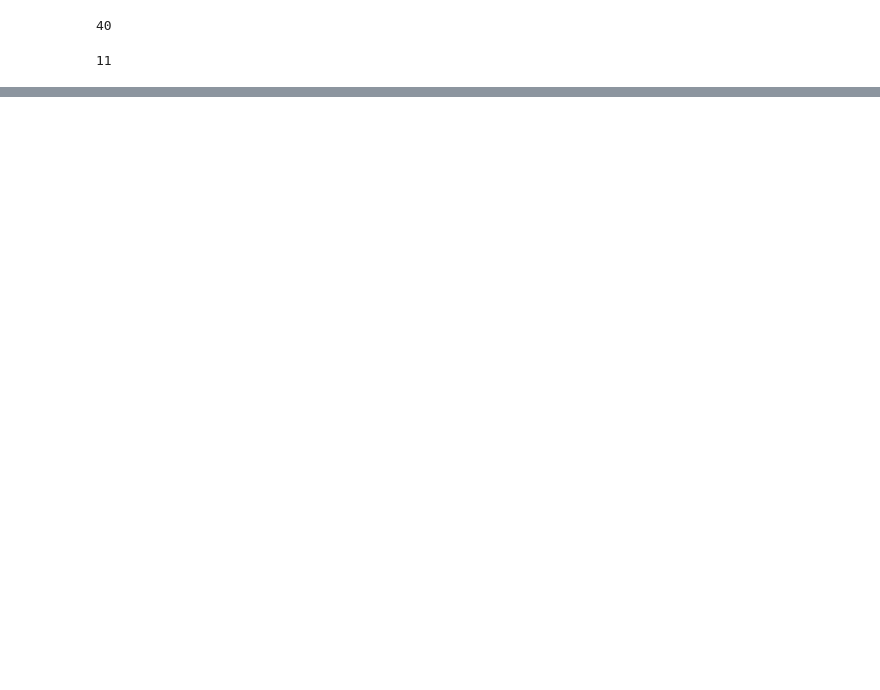
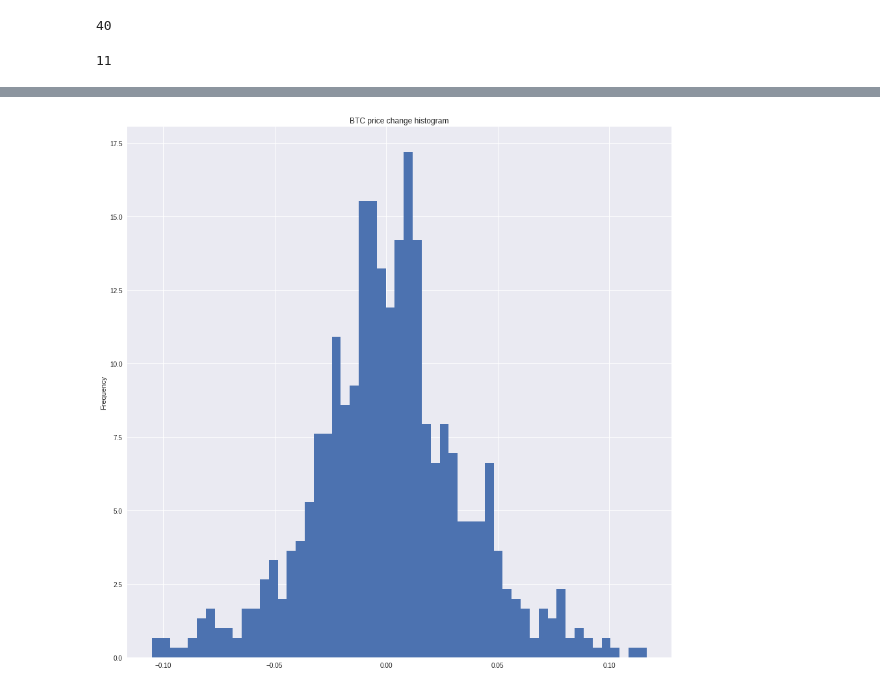
Before and after one commit to Ariel0123-625/FINTECH540, a Jupyter notebook: making_dataframe.ipynb, the cells around one changed output, grey strips where cells are left out. Cells and saved outputs as stored; diff of their text form; code cells hidden in the pictures; blank space fills up the shorter version.

```diff
--- a/making_dataframe.ipynb
+++ b/making_dataframe.ipynb
@@ -141,0 +179,8 @@ df3.to_csv('clean_df.csv',index=True)
+# %%
+plt.figure(3)
+q3, q1 = btc['tomorrow change'].quantile([0.99, 0.01])
+btc.loc[(btc['tomorrow change'] < q3) & (btc['tomorrow change'] > q1)]['tomorrow change'].plot.hist(density=1,bins=55)
+plt.title('BTC price change histogram')
+plt.show()
+# %% [output]
+[figure, added]
```
Also changed, not shown: parts of 23 cells of this notebook, 1 other file.
